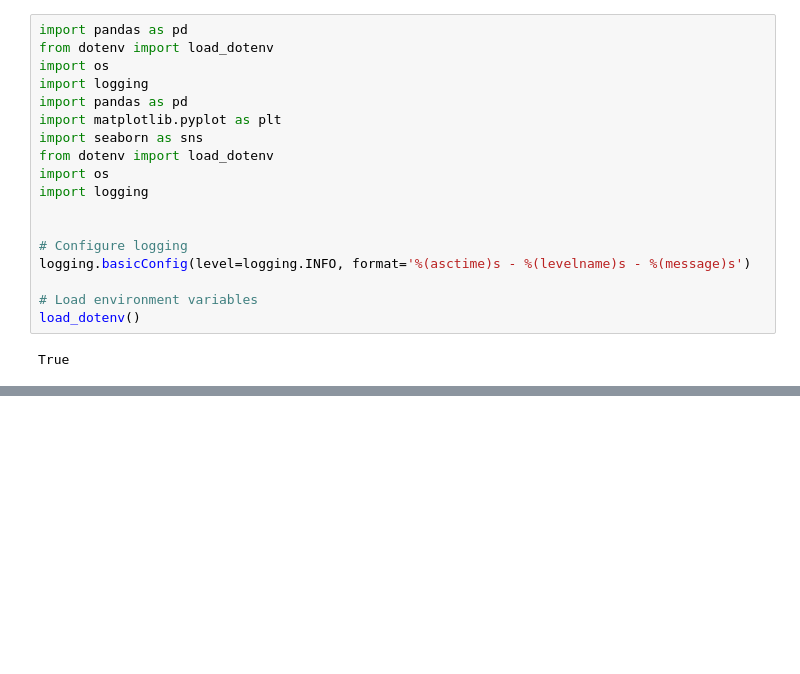
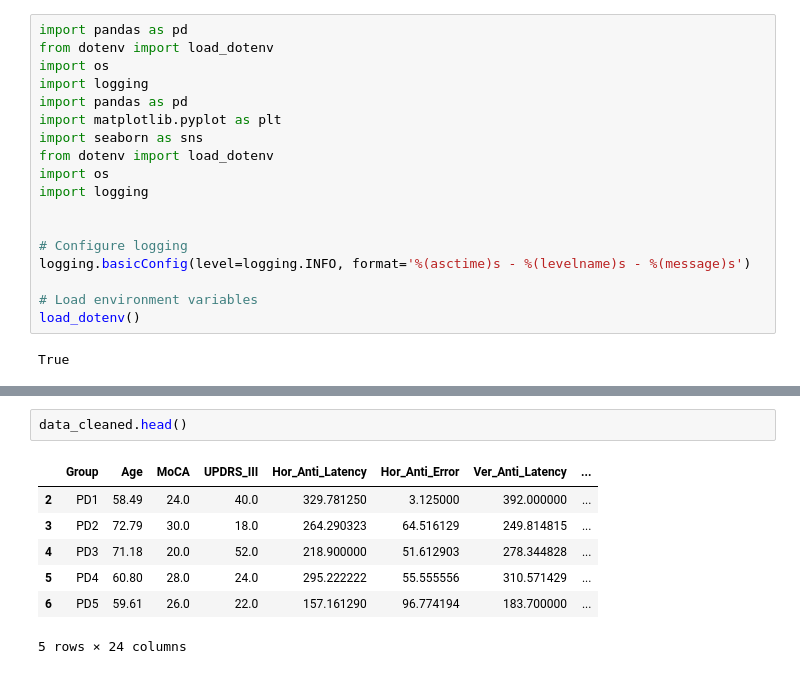
Before and after one commit to BarboraKindl/aeda_semstralka, a Jupyter notebook: aeda_semestralka.ipynb, the cells around one changed output, grey strips where cells are left out. Drawn from its saved outputs; the diff is of its cells as text; blank space fills up the shorter version.

```diff
--- a/aeda_semestralka.ipynb
+++ b/aeda_semestralka.ipynb
@@ -142,0 +78,10 @@ except Exception as e:
+# %%
+data_cleaned.head()
+# %% [output]
+|  | Group | Age | MoCA | UPDRS_III | Hor_Anti_Latency | Hor_Anti_Error | Ver_Anti_Latency | ... |
+| 2 | PD1 | 58.49 | 24.0 | 40.0 | 329.781250 | 3.125000 | 392.000000 | ... |
+| 3 | PD2 | 72.79 | 30.0 | 18.0 | 264.290323 | 64.516129 | 249.814815 | ... |
+| 4 | PD3 | 71.18 | 20.0 | 52.0 | 218.900000 | 51.612903 | 278.344828 | ... |
+| 5 | PD4 | 60.80 | 28.0 | 24.0 | 295.222222 | 55.555556 | 310.571429 | ... |
+| 6 | PD5 | 59.61 | 26.0 | 22.0 | 157.161290 | 96.774194 | 183.700000 | ... |
+5 rows × 24 columns
```
Also changed, not shown: parts of 4 cells of this notebook, 5 other files.
